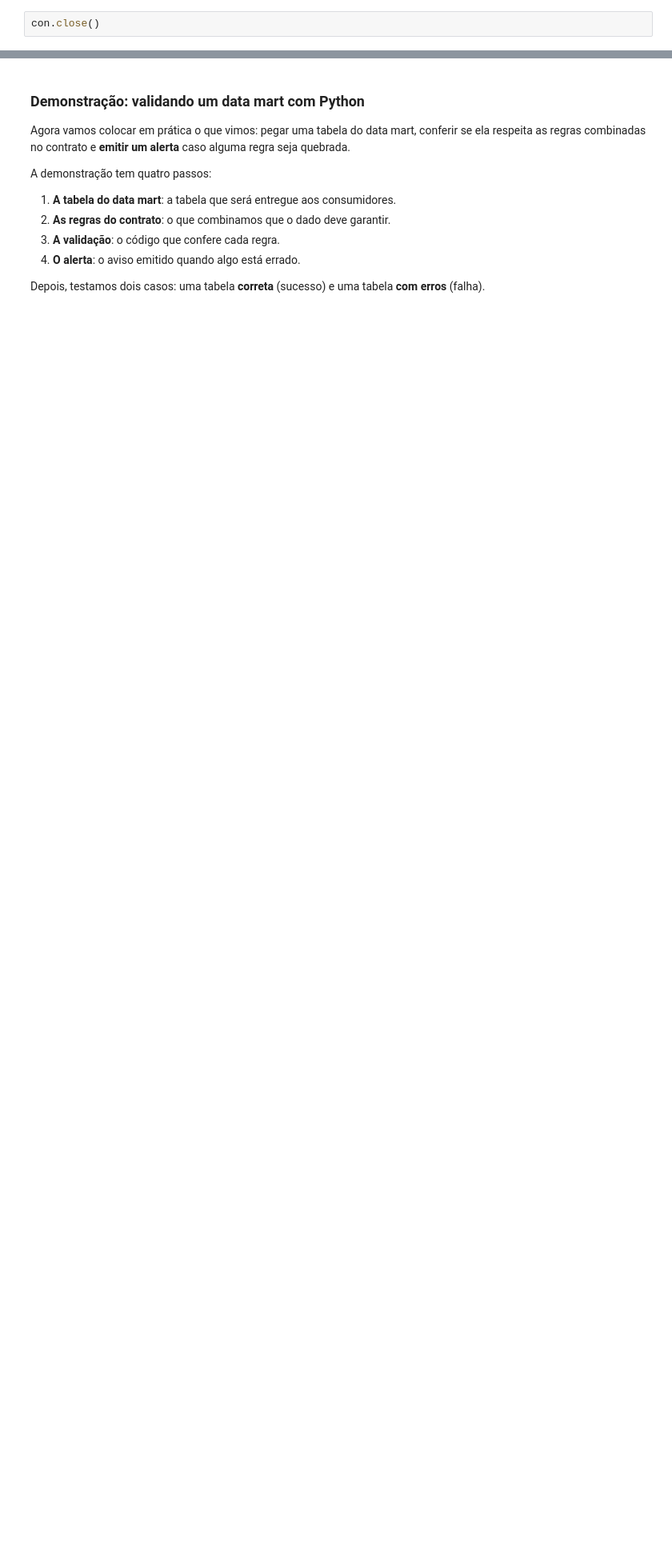
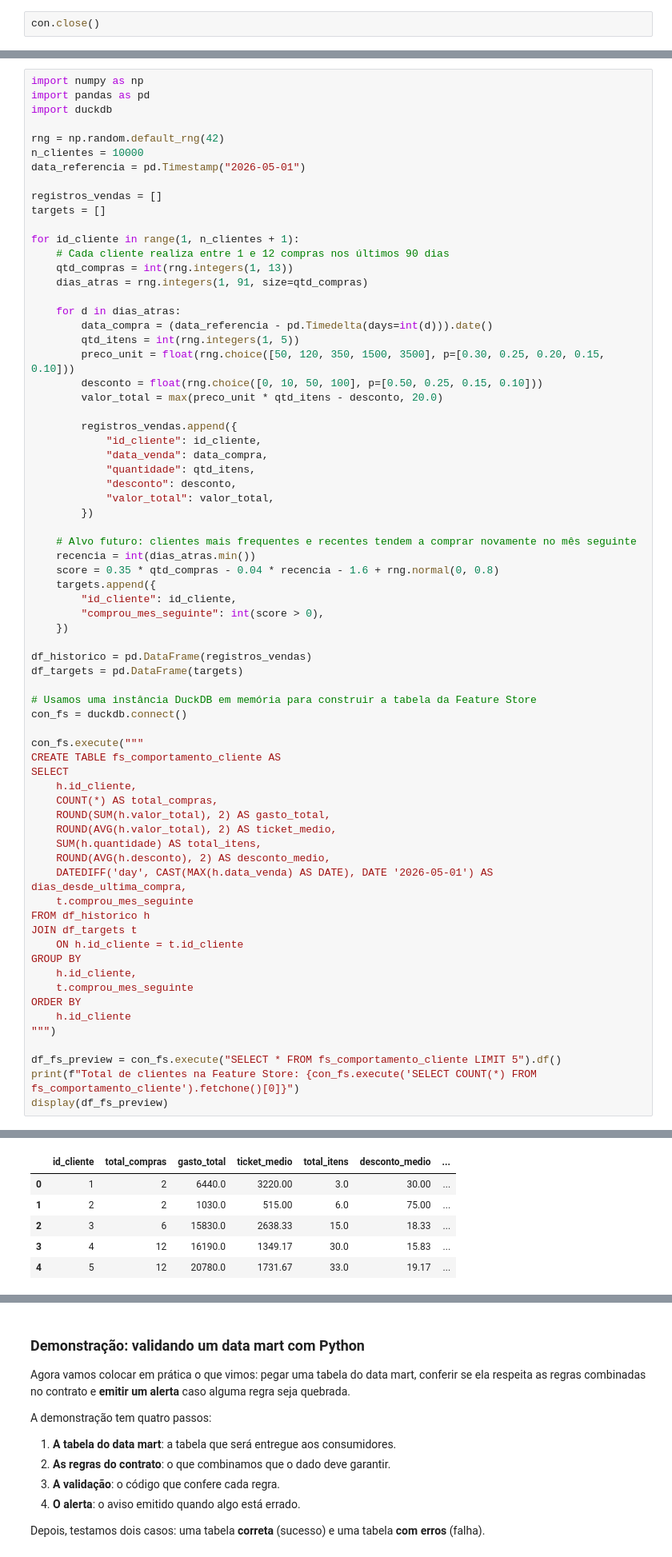
Before and after one commit to ladata-ufs/XII-SEMAC-ENGENHARIA-DADOS-DATA-WAREHOUSING, a Jupyter notebook: notebooks/D2/modulo_04_serving_analytics_and_ML.ipynb, the cells around one changed output, grey strips where cells are left out. Shown at 80% size. Drawn from its saved outputs; the diff is of its cells as text; blank space fills up the shorter version.

```diff
--- a/notebooks/D2/modulo_04_serving_analytics_and_ML.ipynb
+++ b/notebooks/D2/modulo_04_serving_analytics_and_ML.ipynb
@@ -531,0 +636,71 @@ con.close()
+# %%
+import numpy as np
+import pandas as pd
+import duckdb
+
+rng = np.random.default_rng(42)
+n_clientes = 10000
+data_referencia = pd.Timestamp("2026-05-01")
+
+registros_vendas = []
+targets = []
+
+for id_cliente in range(1, n_clientes + 1):
+    # Cada cliente realiza entre 1 e 12 compras nos últimos 90 dias
+    qtd_compras = int(rng.integers(1, 13))
+    dias_atras = rng.integers(1, 91, size=qtd_compras)
+
+    for d in dias_atras:
+        data_compra = (data_referencia - pd.Timedelta(days=int(d))).date()
+        qtd_itens = int(rng.integers(1, 5))
+        preco_unit = float(rng.choice([50, 120, 350, 1500, 3500], p=[0.30, 0.25, 0.20, 0.15, 0.10]))
+        desconto = float(rng.choice([0, 10, 50, 100], p=[0.50, 0.25, 0.15, 0.10]))
+        valor_total = max(preco_unit * qtd_itens - desconto, 20.0)
+
+        registros_vendas.append({
+            "id_cliente": id_cliente,
+            "data_venda": data_compra,
+            "quantidade": qtd_itens,
+            "desconto": desconto,
+            "valor_total": valor_total,
+        })
+
+    # Alvo futuro: clientes mais frequentes e recentes tendem a comprar novamente no mês seguinte
+    recencia = int(dias_atras.min())
+    score = 0.35 * qtd_compras - 0.04 * recencia - 1.6 + rng.normal(0, 0.8)
+    targets.append({
+        "id_cliente": id_cliente,
+        "comprou_mes_seguinte": int(score > 0),
+    })
+
+df_historico = pd.DataFrame(registros_vendas)
+df_targets = pd.DataFrame(targets)
+
+# Usamos uma instância DuckDB em memória para construir a tabela da Feature Store
+con_fs = duckdb.connect()
+
+con_fs.execute("""
+CREATE TABLE fs_comportamento_cliente AS
+SELECT
+    h.id_cliente,
+    COUNT(*) AS total_compras,
+    ROUND(SUM(h.valor_total), 2) AS gasto_total,
+    ROUND(AVG(h.valor_total), 2) AS ticket_medio,
+    SUM(h.quantidade) AS total_itens,
+    ROUND(AVG(h.desconto), 2) AS desconto_medio,
+    DATEDIFF('day', CAST(MAX(h.data_venda) AS DATE), DATE '2026-05-01') AS dias_desde_ultima_compra,
+    t.comprou_mes_seguinte
+FROM df_historico h
+JOIN df_targets t
+    ON h.id_cliente = t.id_cliente
+GROUP BY
+    h.id_cliente,
+    t.comprou_mes_seguinte
+ORDER BY
+    h.id_cliente
+""")
+
+df_fs_preview = con_fs.execute("SELECT * FROM fs_comportamento_cliente LIMIT 5").df()
+print(f"Total de clientes na Feature Store: {con_fs.execute('SELECT COUNT(*) FROM fs_comportamento_cliente').fetchone()[0]}")
+display(df_fs_preview)
+# %% [output]
@@ -531,0 +708,6 @@ con.close()
+|  | id_cliente | total_compras | gasto_total | ticket_medio | total_itens | desconto_medio | ... |
+| 0 | 1 | 2 | 6440.0 | 3220.00 | 3.0 | 30.00 | ... |
+| 1 | 2 | 2 | 1030.0 | 515.00 | 6.0 | 75.00 | ... |
+| 2 | 3 | 6 | 15830.0 | 2638.33 | 15.0 | 18.33 | ... |
+| 3 | 4 | 12 | 16190.0 | 1349.17 | 30.0 | 15.83 | ... |
+| 4 | 5 | 12 | 20780.0 | 1731.67 | 33.0 | 19.17 | ... |
```
Also changed, not shown: parts of 15 cells of this notebook, 2 other files.
